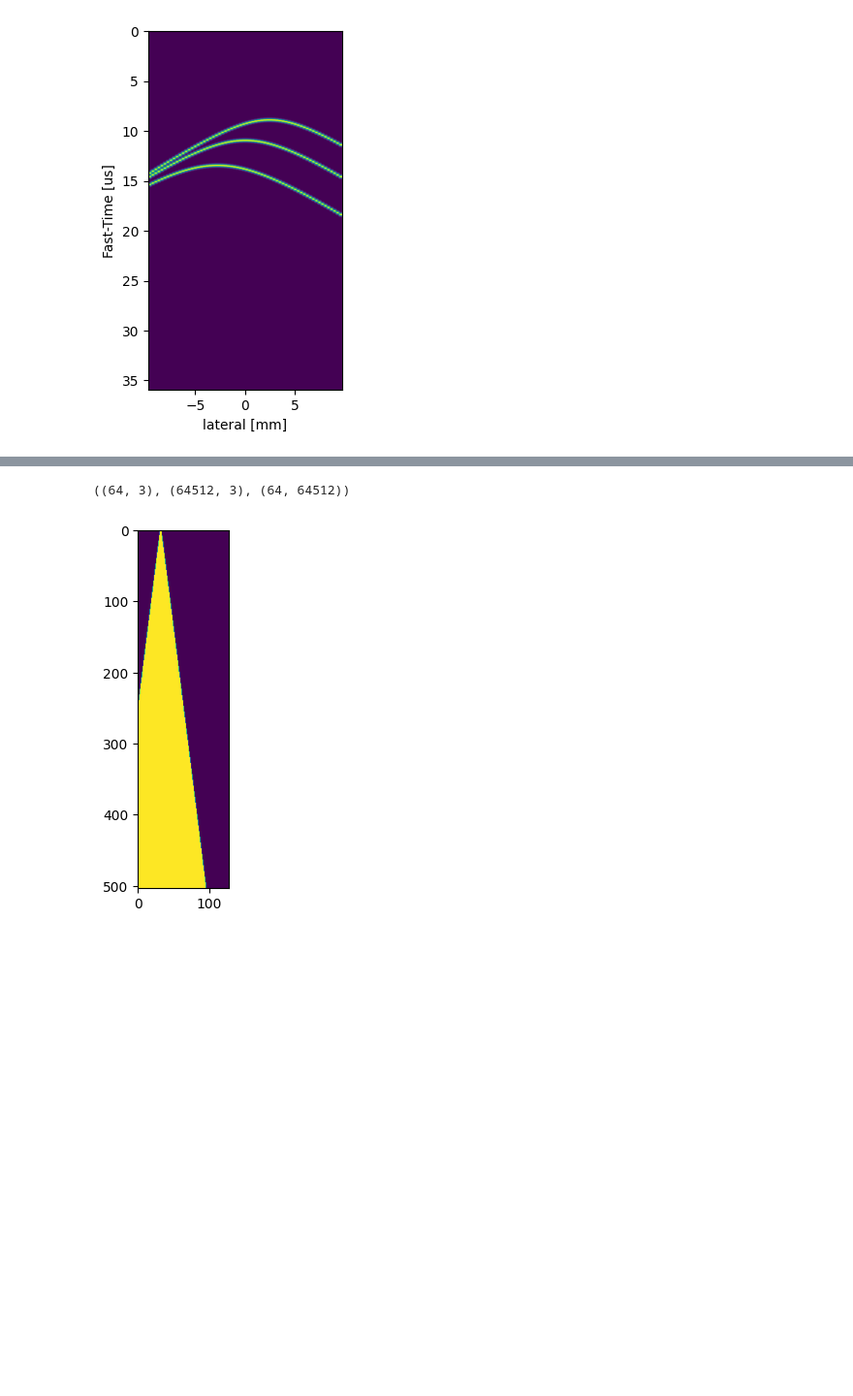
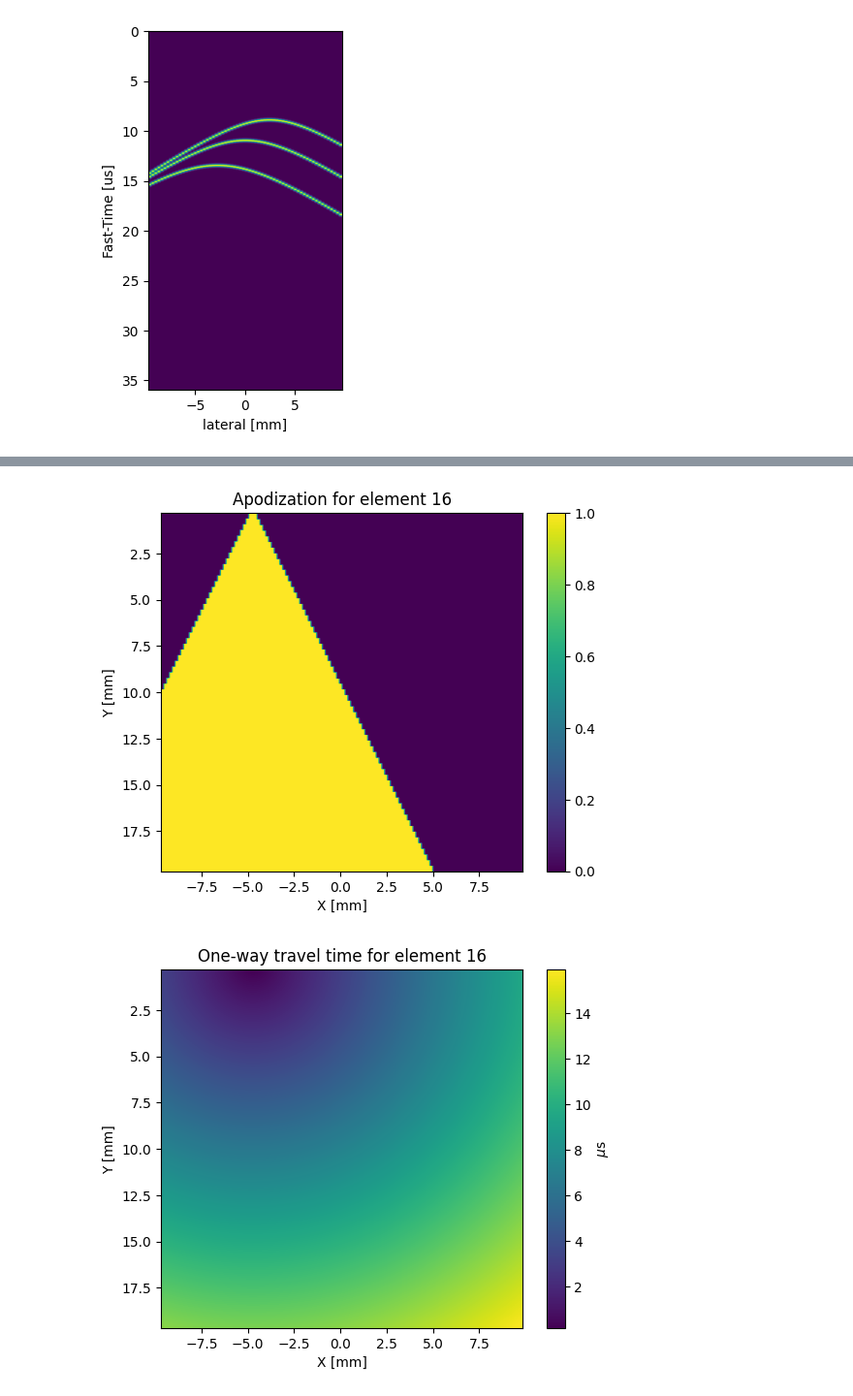
Before and after one commit to wewightman/pycbf, a Jupyter notebook: examples/test_notebook.ipynb, the cells around one changed output, grey strips where cells are left out. Shown at 97% size. Cells and saved outputs as stored; diff of their text form; code cells hidden in the pictures; blank space fills up the shorter version.

```diff
--- a/examples/test_notebook.ipynb
+++ b/examples/test_notebook.ipynb
@@ -102,10 +98,0 @@ from pycbf import SimpleBeamformer
-# %%
-eles.shape, grid.shape, apodrect.shape
-# %% [output]
-((64, 3), (64512, 3), (64, 64512))
-# %%
-plt.figure()
-plt.imshow(apodrect[16].reshape(Xgrid.shape[0], Xgrid.shape[-1]).T)
-plt.show()
-# %% [output]
-[figure, removed]
@@ -124,0 +99,22 @@ for aline in tqdm(bf.__map_aline__(rf, t), total=bf.ntx*bf.nrx):
+# %%
+plt.figure()
+plt.imshow(apodrect[16].reshape(Xgrid.shape[0], Xgrid.shape[-1]).T, extent=ex_grid)
+plt.xlabel("X [mm]")
+plt.ylabel("Y [mm]")
+plt.title("Apodization for element 16")
+plt.colorbar()
+plt.show()
+
+plt.figure()
+plt.imshow(
+    1E6*tautxrx[16].reshape(Xgrid.shape[0], Xgrid.shape[-1]).T,
+    extent=ex_grid
+)
+plt.xlabel("X [mm]")
+plt.ylabel("Y [mm]")
+plt.title("One-way travel time for element 16")
+plt.colorbar(label='$\\mu$s')
+plt.show()
+# %% [output]
+[figure, added]
+[figure, added]
```
Also changed, not shown: parts of 26 cells of this notebook, 2 other files.
